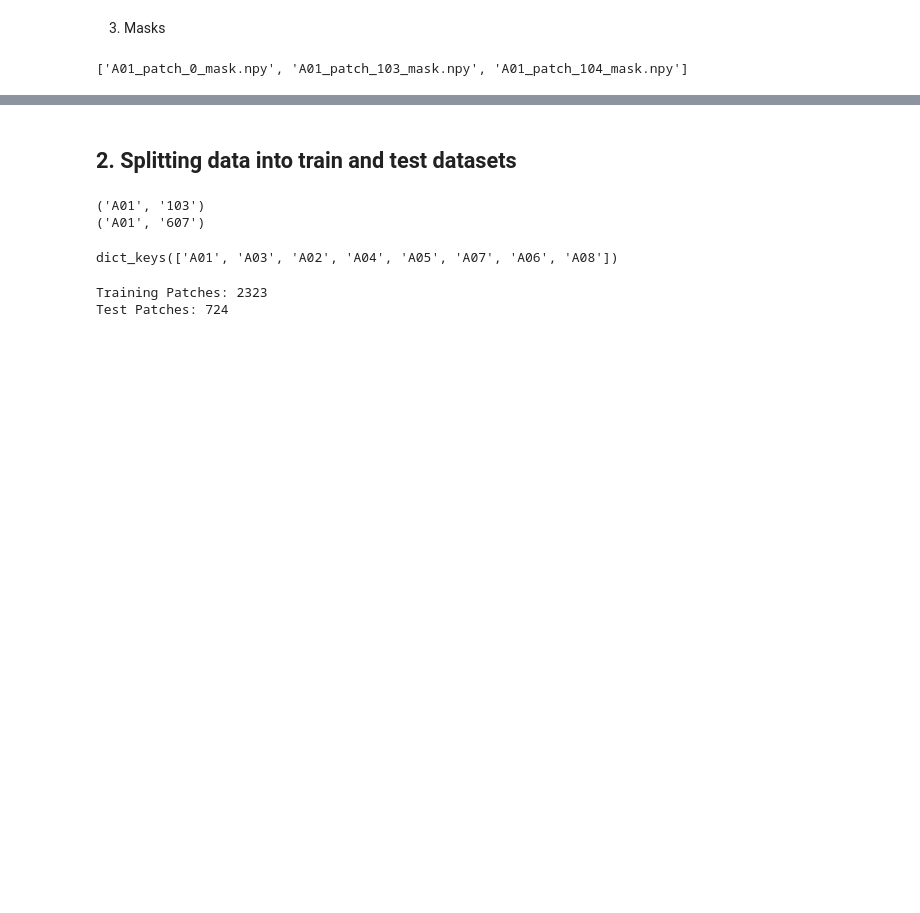
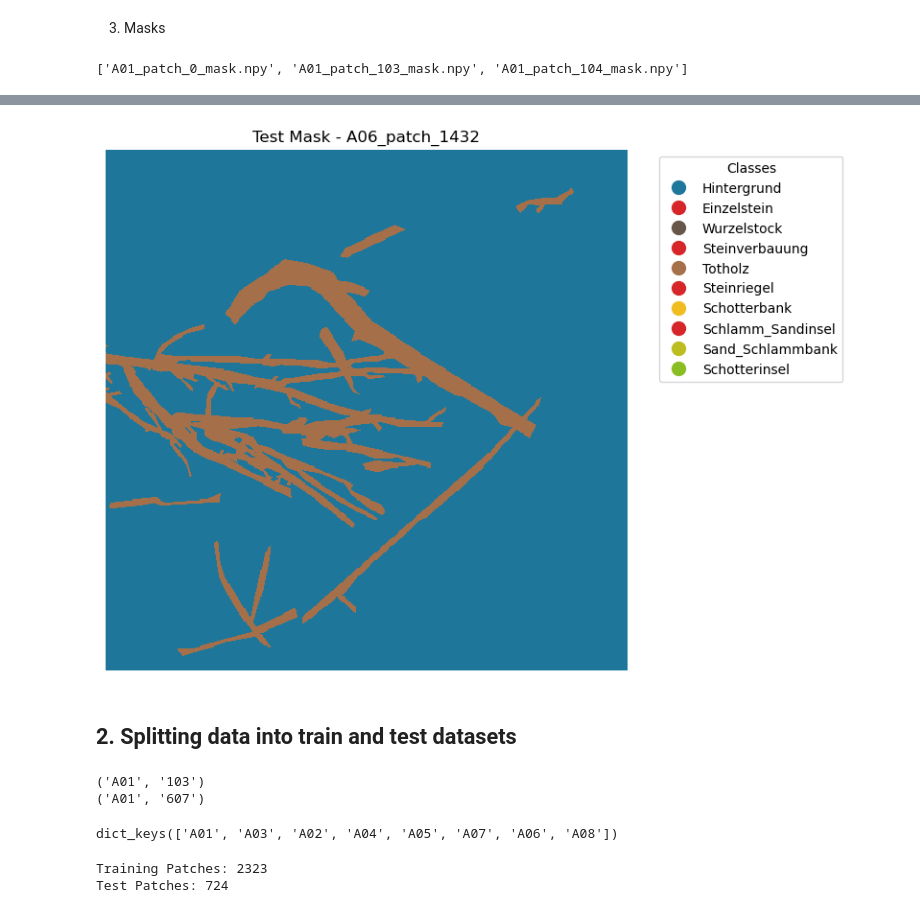
Before and after one commit to hiebschi/MoSE, a Jupyter notebook: notebooks/02_training.ipynb, the cells around one changed output, grey strips where cells are left out. Cells and saved outputs as stored; diff of their text form; code cells hidden in the pictures; blank space fills up the shorter version.

```diff
--- a/notebooks/02_training.ipynb
+++ b/notebooks/02_training.ipynb
@@ -226,3 +226,51 @@ Unique values: [0 1]
+# %%
+# alternative way of plotting the masks - not in one-hot-encoded, but in class-index-format
+# CLASS-INDEX-FORMAT
+
+import numpy as np
+import matplotlib.pyplot as plt
+import matplotlib.colors as mcolors
+
+# convert into class-index format
+test_mask_idxformat = np.argmax(test_mask, axis=0)
+
+
+custom_colors = [
+    (0.12, 0.47, 0.61),  # 0: blue
+    (0.84, 0.15, 0.16),  # 1: RED (not existent)
+    (0.40, 0.34, 0.29),  # 2: darkbrown
+    (0.84, 0.15, 0.16),  # 3: RED (not existent)
+    (0.65, 0.44, 0.29),  # 4: brown
+    (0.84, 0.15, 0.16),  # 5: RED (not existent)
+    (0.94, 0.74, 0.13),  # 6: orange
+    (0.84, 0.15, 0.16),  # 7: RED (not existent)
+    (0.74, 0.74, 0.13),  # 8: olive
+    (0.54, 0.74, 0.13),  # 9: green
+]
+
+# ensure that the number of colors matches the classes
+assert len(custom_colors) >= len(reversed_codes), "not enough colors!"
+
+# Eigene Colormap erstellen
+cmap = mcolors.ListedColormap(custom_colors[:len(reversed_codes)])
+
+# Plot der Maske mit eigener Farbpalette
+plt.figure(figsize=(8, 8))
+plt.imshow(test_mask_idxformat, cmap=cmap, vmin=0, vmax=len(reversed_codes) - 1, interpolation='nearest') # deaktivierte Interpolation
+plt.title(f"Test Mask - {SECTION}_patch_{TEST_MASK_ID}")
+plt.axis("off")
+
+# Legende mit definierten Farben und Klassennamen
+legend_elements = [
+    plt.Line2D([0], [0], marker="o", color=custom_colors[i], markersize=10, linestyle="None", label=reversed_codes[i])
+    for i in range(len(reversed_codes))
+]
+plt.legend(handles=legend_elements, title="Classes", bbox_to_anchor=(1.05, 1), loc='upper left')
+
+plt.tight_layout()
+plt.show()
+# %% [output]
+[figure, added]
 # %% [markdown]
 ## 2. Splitting data into train and test datasets
 # %%
```
Also changed, not shown: parts of 4 cells of this notebook, 3 other files.
